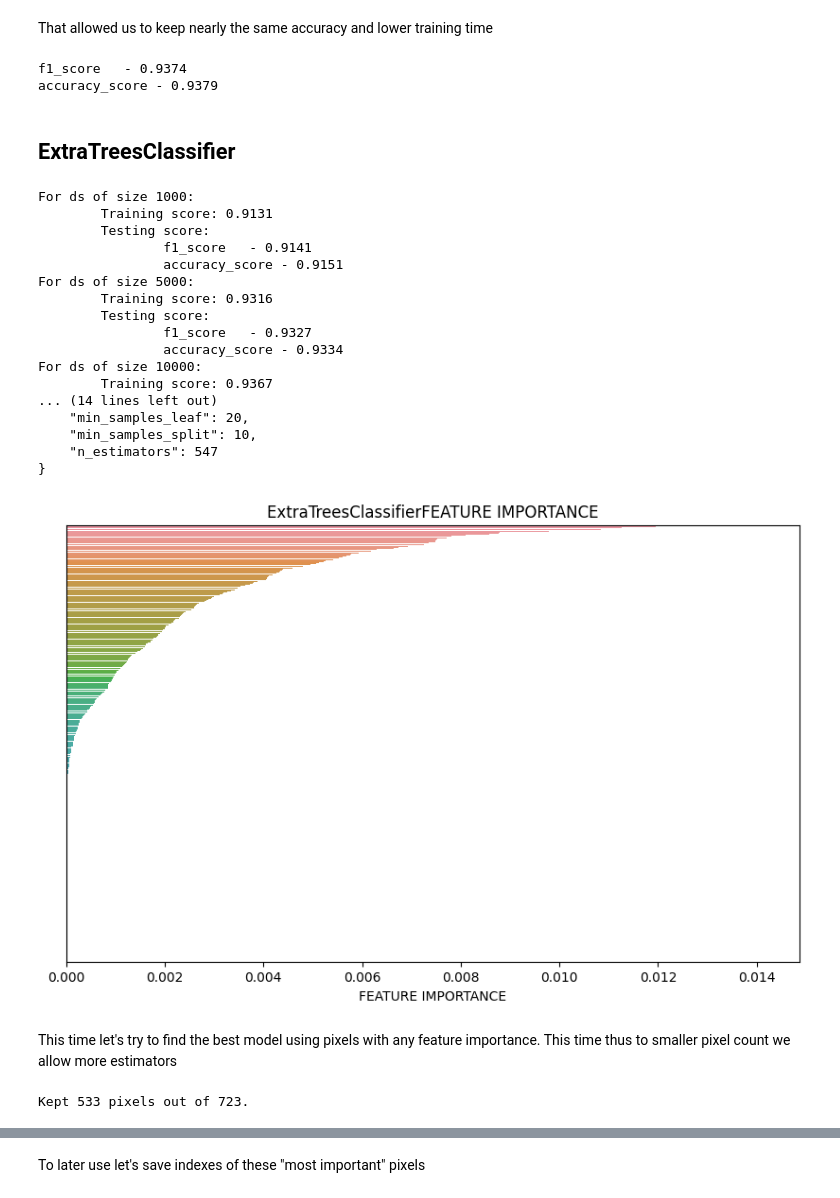
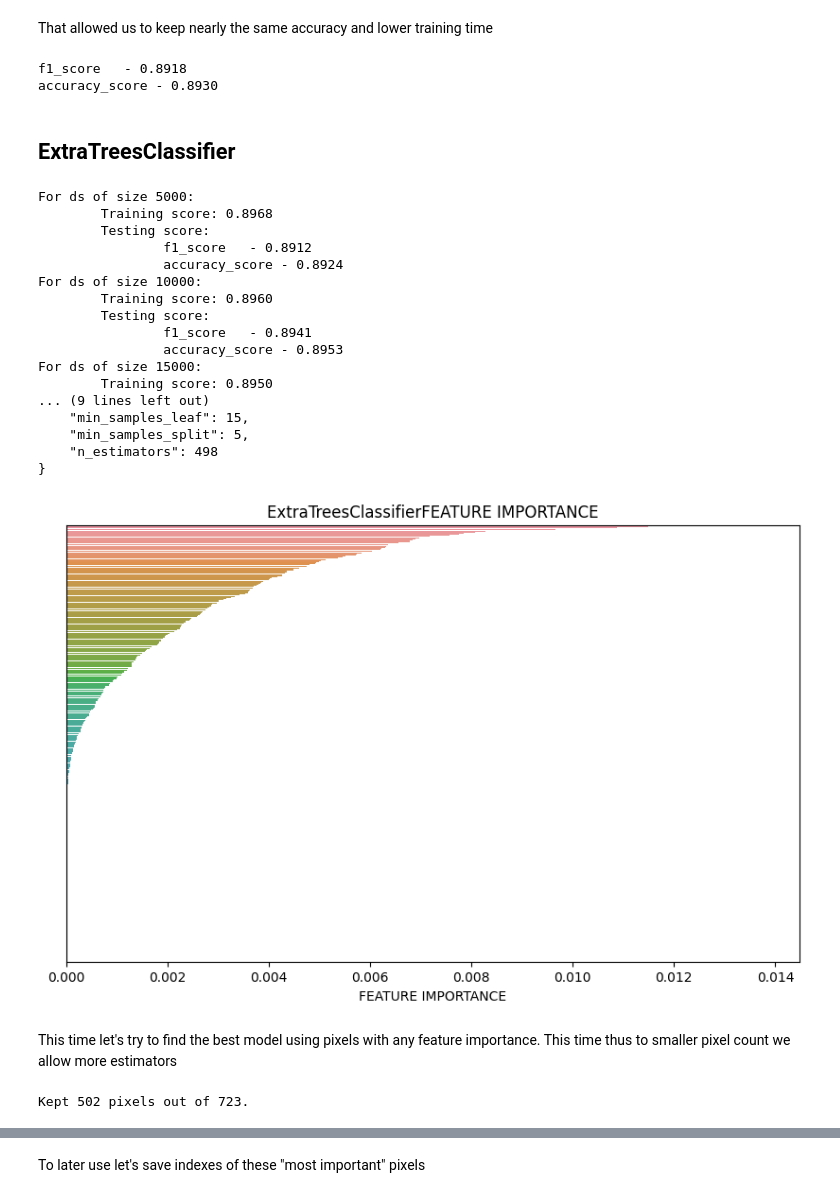
Before and after one commit to Pawlo77/MNIST-Computer-Vision, a Jupyter notebook: mnist/traditional.ipynb, the cells around one changed output, grey strips where cells are left out. Saved outputs shown, nothing was run; the diff lists cells and outputs as text; code cells hidden in the pictures.

```diff
--- a/mnist/traditional.ipynb
+++ b/mnist/traditional.ipynb
@@ -15,5 +15,5 @@ X_test, y_test = load_np("test.npy")
 from traditional_models.utils import get_sample
 
 datasets = {}
-for samples_num in [1000, 5000, 10000, 15000]:
+for samples_num in [5000, 10000, 15000]:
     datasets[samples_num] = get_sample(X_train, y_train, samples_num)
@@ -83,43 +83,49 @@ That allowed us to keep nearly the same accuracy and lower training time
 # %%
 from traditional_models.models import print_metrics
 
-print_metrics(model_reduced, X_test[:, keep], y_test)
+print_metrics(random_forest_reduced, X_test[:, keep], y_test)
 # %% [output]
-f1_score   - 0.9374
-accuracy_score - 0.9379
+f1_score   - 0.8918
+accuracy_score - 0.8930
 # %% [markdown]
 ## ExtraTreesClassifier
 # %%
 from sklearn.ensemble import ExtraTreesClassifier
 
-# it has nearly the same params as RandomForest
-results = search_model_2(datasets, ExtraTreesClassifier(random_state=200, n_jobs=-1), params, n_iter=10)
+params_extra = {
+    "n_estimators": (250, 750),
+    "max_depth": (3, 10),
+    "min_samples_split": (2, 20),
+    "min_samples_leaf": (2, 20),
+    "criterion": ["gini", "entropy"]
+}
+
+results_extra = search_model_2(datasets, ExtraTreesClassifier(random_state=200, n_jobs=-1), params_extra, n_iter=1)
 # %%
-report(results, X_test, y_test)
-best_model = get_best(results)[1][0]
-save_model(best_model, "ExtraTreesClassifier")
+report(results_extra, X_test, y_test)
+extra_trees = get_best(results_extra)[1][0]
 # %% [output]
-For ds of size 1000:
-        Training score: 0.9131
+For ds of size 5000:
+        Training score: 0.8968
         Testing score:
-                f1_score   - 0.9141
-                accuracy_score - 0.9151
-For ds of size 5000:
-        Training score: 0.9316
+                f1_score   - 0.8912
+                accuracy_score - 0.8924
+For ds of size 10000:
+        Training score: 0.8960
         Testing score:
-                f1_score   - 0.9327
-                accuracy_score - 0.9334
-For ds of size 10000:
-        Training score: 0.9367
-... (14 lines left out)
-    "min_samples_leaf": 20,
-    "min_samples_split": 10,
-    "n_estimators": 547
+                f1_score   - 0.8941
+                accuracy_score - 0.8953
+For ds of size 15000:
+        Training score: 0.8950
+... (9 lines left out)
+    "min_samples_leaf": 15,
+    "min_samples_split": 5,
+    "n_estimators": 498
 }
 # %%
-plot_feature_importance(best_model.feature_importances_, "ExtraTreesClassifier")
+plot_feature_importance(extra_trees.feature_importances_, "ExtraTreesClassifier")
 # %% [output]
-[figure, old version]
+[figure, new version]
 # %% [markdown]
 This time let's try to find the best model using pixels with any feature importance. This time thus to smaller pixel count we allow more estimators
 # %%
@@ -133,9 +139,9 @@ def get_no_zero_importance(best_model, datasets):
     print(f"Kept {len(keep)} pixels out of {len(best_model.feature_importances_)}.")
     return X_reduced, y, keep
 # %%
-params["n_estimators"] = (250, 1000)
+params_extra["n_estimators"] = (250, 1000)
 
-X_reduced, y, keep = get_no_zero_importance(best_model, datasets)
-results = search_model_2({15000: (X_reduced, y)}, ExtraTreesClassifier(random_state=200, n_jobs=-1), params, n_iter=10)
+X_reduced, y, keep = get_no_zero_importance(extra_trees, datasets)
+results_extra_reduced = search_model_2({15000: (X_reduced, y)}, ExtraTreesClassifier(random_state=200, n_jobs=-1), params_extra, n_iter=1)
 # %% [output]
-Kept 533 pixels out of 723.
+Kept 502 pixels out of 723.
```
Also changed, not shown: parts of 12 cells of this notebook, 2 other files.
